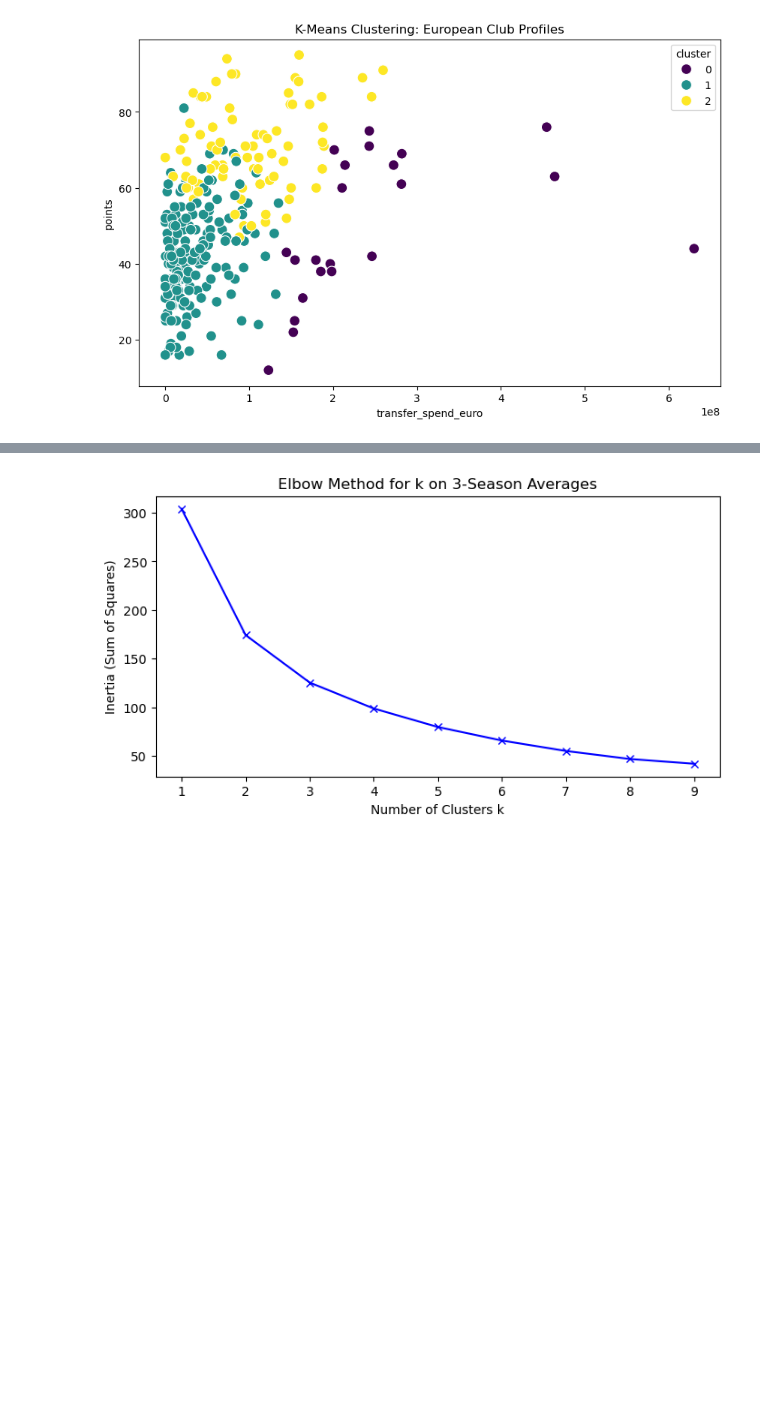
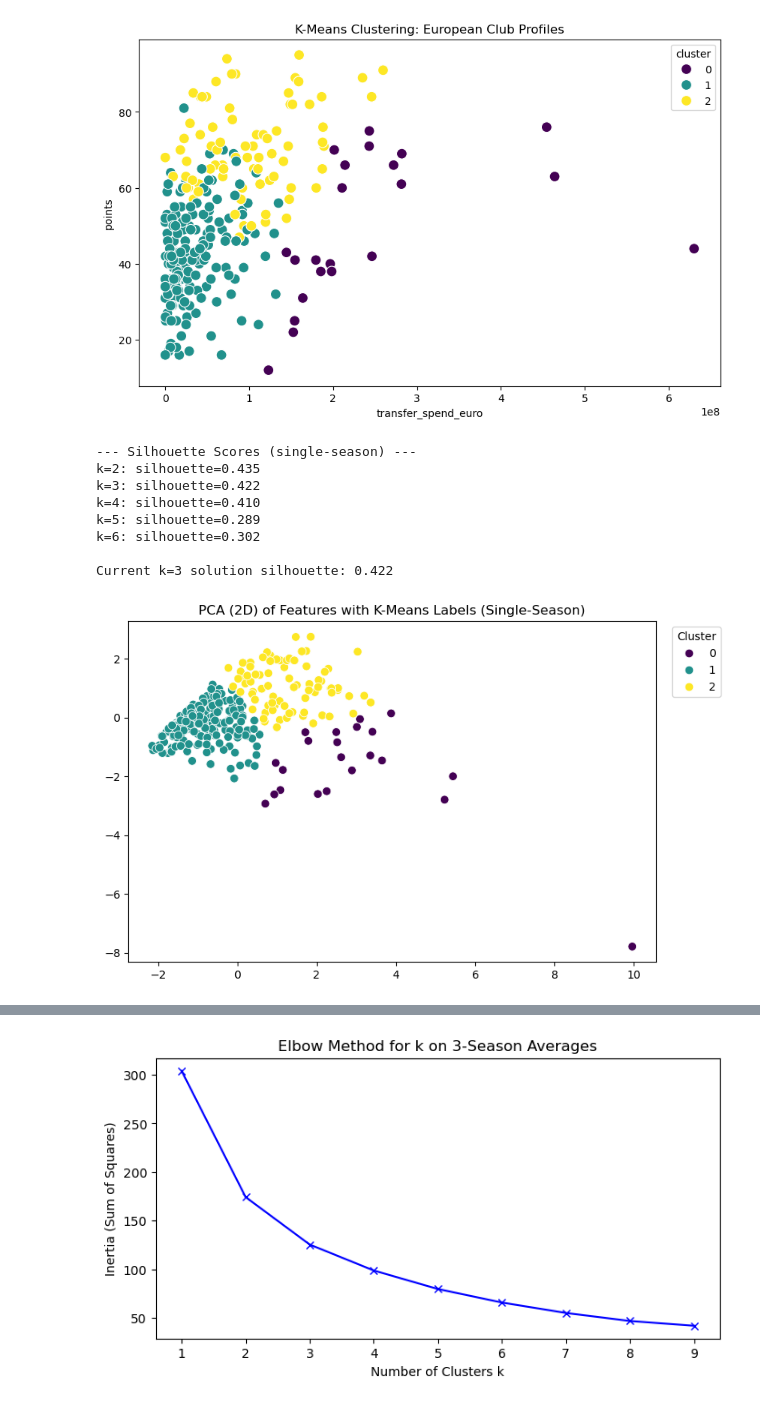
Before and after one commit to minhsang-03/project, a Jupyter notebook: notebooks/02_advanced_analytics_and_predictive_modelling.ipynb, the cells around one changed output, grey strips where cells are left out. Saved outputs shown, nothing was run; the diff lists cells and outputs as text; code cells hidden in the pictures; blank space fills up the shorter version.

```diff
--- a/notebooks/02_advanced_analytics_and_predictive_modelling.ipynb
+++ b/notebooks/02_advanced_analytics_and_predictive_modelling.ipynb
@@ -101,6 +101,46 @@ plt.title('K-Means Clustering: European Club Profiles')
 plt.show()
 # %% [output]
 [figure]
+# %%
+# Cluster quality diagnostics (single-season)
+from sklearn.metrics import silhouette_score
+from sklearn.decomposition import PCA
+
+# Silhouette across k
+sil_scores = {}
+for k in range(2, 7):
+    km_tmp = KMeans(n_clusters=k, random_state=42, n_init=10)
+    labels_tmp = km_tmp.fit_predict(X_scaled)
+    sil = silhouette_score(X_scaled, labels_tmp)
+    sil_scores[k] = sil
+
+print("--- Silhouette Scores (single-season) ---")
+for k, s in sil_scores.items():
+    print(f"k={k}: silhouette={s:.3f}")
+
+# Silhouette for current solution (k=3)
+current_sil = silhouette_score(X_scaled, df['cluster'])
+print(f"\nCurrent k=3 solution silhouette: {current_sil:.3f}")
+
+# Optional: quick PCA scatter for visual separability
+pca = PCA(n_components=2, random_state=42)
+X_pca = pca.fit_transform(X_scaled)
+plt.figure(figsize=(8,5))
+sns.scatterplot(x=X_pca[:,0], y=X_pca[:,1], hue=df['cluster'], palette='viridis', s=60)
+plt.title('PCA (2D) of Features with K-Means Labels (Single-Season)')
+plt.legend(title='Cluster', bbox_to_anchor=(1.02, 1), loc='upper left')
+plt.tight_layout()
+plt.show()
+# %% [output]
+--- Silhouette Scores (single-season) ---
+k=2: silhouette=0.435
+k=3: silhouette=0.422
+k=4: silhouette=0.410
+k=5: silhouette=0.289
+k=6: silhouette=0.302
+
+Current k=3 solution silhouette: 0.422
+[figure, added]
 # %%
 # --- Identifying the Teams in Each Cluster ---
 
```
Also changed, not shown: parts of 13 cells of this notebook, 1 other file.
